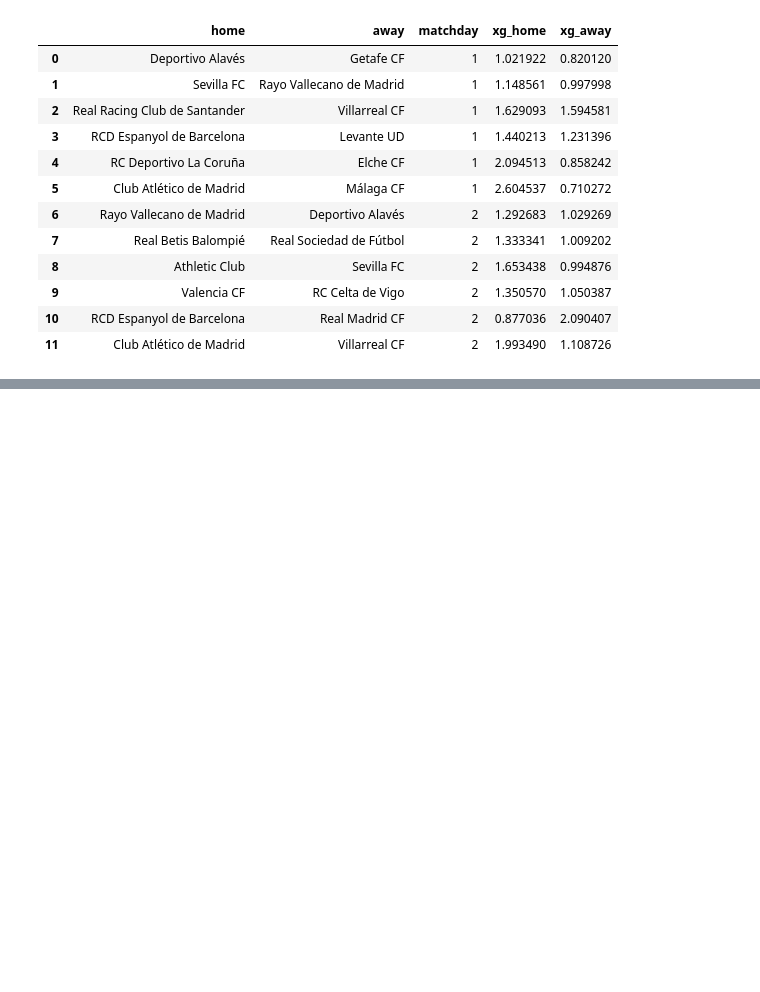
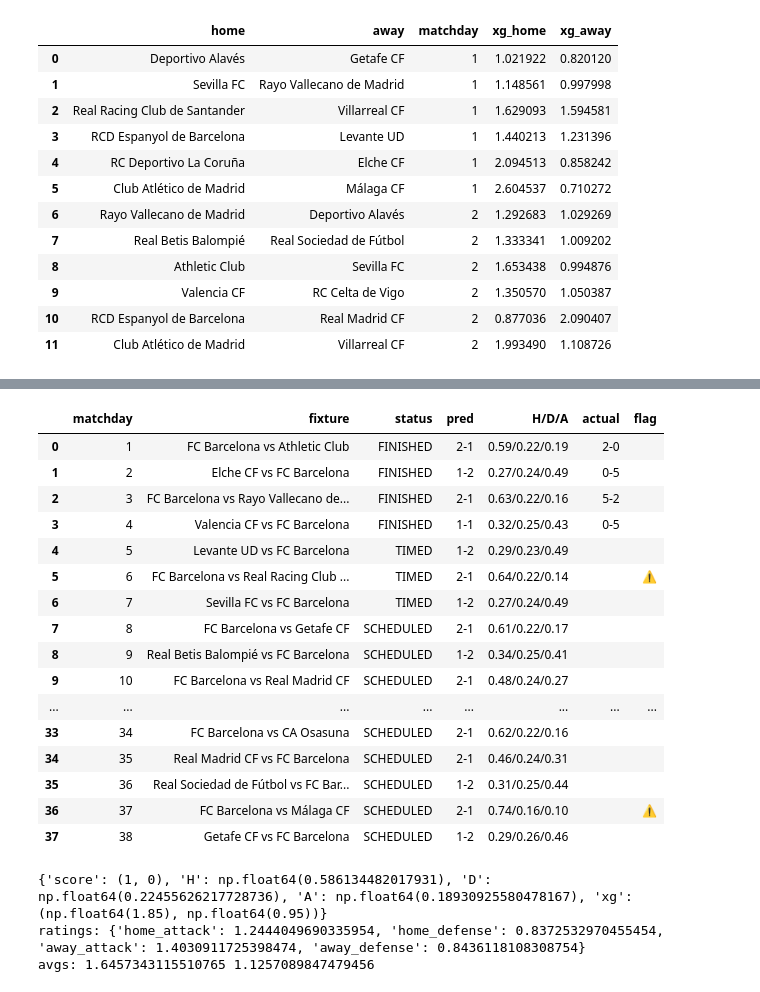
Before and after one commit to alexander-kiss1/Football-Analyzer, a Jupyter notebook: notebooks/explore.ipynb, the cells around one changed output, grey strips where cells are left out. Drawn from its saved outputs; the diff is of its cells as text; code cells hidden in the pictures; blank space fills up the shorter version.

```diff
--- a/notebooks/explore.ipynb
+++ b/notebooks/explore.ipynb
@@ -325,0 +436,5 @@ fixtures.loc[fixtures["status"] == "FINISHED", ["home", "away", "matchday", "xg_
+# %%
+rs = recent.sort_values("MatchDate")
+train, test = rs.iloc[:-150], rs.iloc[-150:]
+model = fit_ratings(train)
+print(len(train), len(test), test["MatchDate"].min().date(), "->", test["MatchDate"].max().date())
@@ -325,0 +565,61 @@ fixtures.loc[fixtures["status"] == "FINISHED", ["home", "away", "matchday", "xg_
+# %%
+FINAL = dict(k = 12, half_life = 75)
+model = fit_ratings(train, **FINAL, ref_date = ref)
+# %%
+full_model = fit_ratings(recent, k = 10, half_life = 75, ref_date = recent["MatchDate"].max())
+# %%
+# prediction wrapper that gives scoreline
+def predict_full(model, home, away, max_goals = 10):
+    R, ha, aa = model["ratings"], model["home_avg"], model["away_avg"]
+    if home not in R.index or away not in R.index:
+        return None
+    lh = ha * R.loc[home, "home_attack"] * R.loc[away, "away_defense"]
+    la = aa * R.loc[away, "away_attack"] * R.loc[home, "home_defense"]
+    g = score_grid(lh, la, max_goals)
+    i, j = np.unravel_index(g.argmax(), g.shape)
+    return {"score" : (int(i), int(j)), "H": np.tril(g, - 1).sum(), "D": np.trace(g), "A": np.triu(g, 1).sum(), "xg": (round(lh, 2), round(la, 2))}
+# %%
+barca = fixtures[(fixtures["home_r"] == "Barcelona") | (fixtures["away_r"] == "Barcelona")].copy()
+
+THIN = {"Malaga", "Santander", "La Coruna"}  # teams with few matches in the training set
+rows = []
+for _, m in barca.sort_values("matchday").iterrows():
+    p = predict_full(full_model, m["home_r"], m["away_r"])
+    rows.append({
+        "matchday": m["matchday"],
+        "fixture": f"{m['home']} vs {m['away']}",
+        "status": m["status"],
+        "pred": f'{round(p["xg"][0])}-{round(p["xg"][1])}',
+        "H/D/A" : f'{p["H"]:.2f}/{p["D"]:.2f}/{p["A"]:.2f}',
+        "actual": "" if pd.isna(m["fh"]) else f'{int(m["fh"])}-{int(m["fa"])}',
+        "flag": "⚠️" if m["home_r"] in THIN or m["away_r"] in THIN else "",
+    })
+barca_pred = pd.DataFrame(rows)
+barca_pred
+# %% [output]
+|  | matchday | fixture | status | pred | H/D/A | actual | flag |
+| 0 | 1 | FC Barcelona vs Athletic Club | FINISHED | 2-1 | 0.59/0.22/0.19 | 2-0 |  |
+| 1 | 2 | Elche CF vs FC Barcelona | FINISHED | 1-2 | 0.27/0.24/0.49 | 0-5 |  |
+| 2 | 3 | FC Barcelona vs Rayo Vallecano de... | FINISHED | 2-1 | 0.63/0.22/0.16 | 5-2 |  |
+| 3 | 4 | Valencia CF vs FC Barcelona | FINISHED | 1-1 | 0.32/0.25/0.43 | 0-5 |  |
+| 4 | 5 | Levante UD vs FC Barcelona | TIMED | 1-2 | 0.29/0.23/0.49 |  |  |
+| 5 | 6 | FC Barcelona vs Real Racing Club ... | TIMED | 2-1 | 0.64/0.22/0.14 |  | ⚠️ |
+| 6 | 7 | Sevilla FC vs FC Barcelona | TIMED | 1-2 | 0.27/0.24/0.49 |  |  |
+| 7 | 8 | FC Barcelona vs Getafe CF | SCHEDULED | 2-1 | 0.61/0.22/0.17 |  |  |
+| 8 | 9 | Real Betis Balompié vs FC Barcelona | SCHEDULED | 1-2 | 0.34/0.25/0.41 |  |  |
+| 9 | 10 | FC Barcelona vs Real Madrid CF | SCHEDULED | 2-1 | 0.48/0.24/0.27 |  |  |
+| ... | ... | ... | ... | ... | ... | ... | ... |
+| 33 | 34 | FC Barcelona vs CA Osasuna | SCHEDULED | 2-1 | 0.62/0.22/0.16 |  |  |
+| 34 | 35 | Real Madrid CF vs FC Barcelona | SCHEDULED | 2-1 | 0.46/0.24/0.31 |  |  |
+| 35 | 36 | Real Sociedad de Fútbol vs FC Bar... | SCHEDULED | 1-2 | 0.31/0.25/0.44 |  |  |
+| 36 | 37 | FC Barcelona vs Málaga CF | SCHEDULED | 2-1 | 0.74/0.16/0.10 |  | ⚠️ |
+| 37 | 38 | Getafe CF vs FC Barcelona | SCHEDULED | 1-2 | 0.29/0.26/0.46 |  |  |
+# %%
+p = predict_full(full_model, "Barcelona", "Ath Bilbao")
+print(p)
+print("ratings:", full_model["ratings"].loc["Barcelona"].to_dict())
+print("avgs:" , full_model["home_avg"], full_model["away_avg"])
+# %% [output]
+{'score': (1, 0), 'H': np.float64(0.586134482017931), 'D': np.float64(0.22455626217728736), 'A': np.float64(0.18930925580478167), 'xg': (np.float64(1.85), np.float64(0.95))}
+ratings: {'home_attack': 1.2444049690335954, 'home_defense': 0.8372532970455454, 'away_attack': 1.4030911725398474, 'away_defense': 0.8436118108308754}
+avgs: 1.6457343115510765 1.1257089847479456
```
Also changed, not shown: parts of 18 cells of this notebook, 1 other file.
